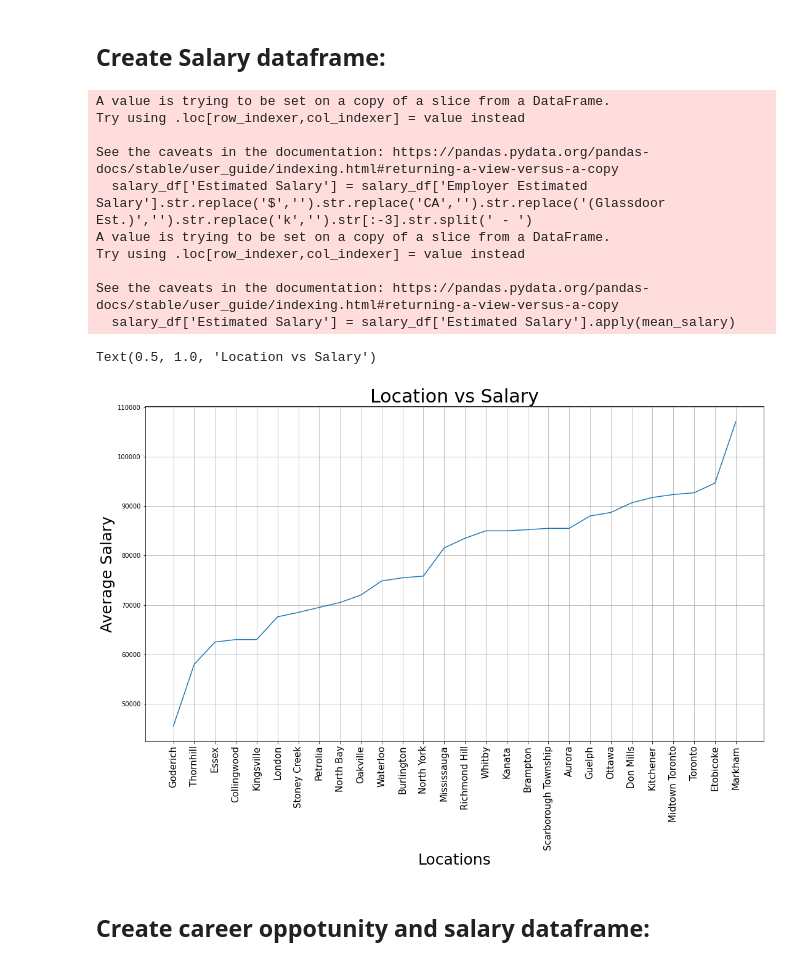
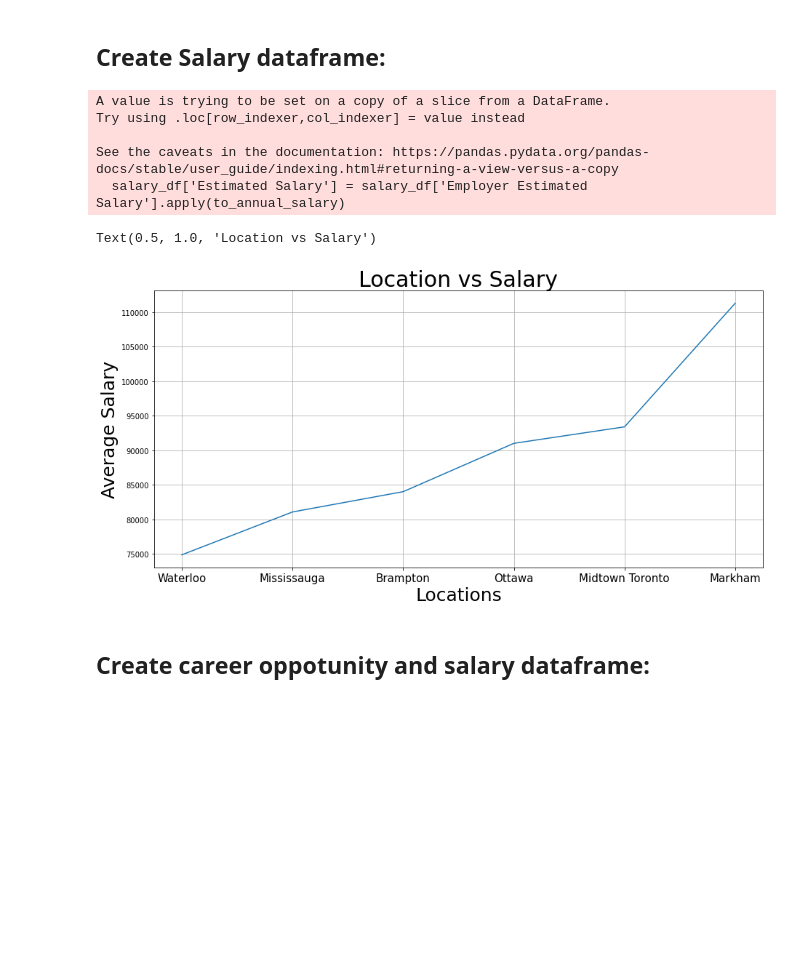
Before and after one commit to rlllam/Glassfloor, a Jupyter notebook: Glassdoor analysis/Jupyter Notebook/glassdoor analysis.ipynb, the cells around one changed output. Cells and saved outputs as stored; diff of their text form; code cells hidden in the pictures; blank space fills up the shorter version.

```diff
--- a/Glassdoor analysis/Jupyter Notebook/glassdoor analysis.ipynb
+++ b/Glassdoor analysis/Jupyter Notebook/glassdoor analysis.ipynb
@@ -9,13 +9,14 @@ import pandas as pd
 import matplotlib.pyplot as plt
 import numpy as np
 from scipy.stats import norm
+import re
 
 pd.set_option('display.max_columns', None)
 # pd.set_option('display.max_rows', None)
 pd.set_option('display.width', 200)
 
-df = pd.read_csv('scrapped jobs - 06-21-2021 18h33m31s.csv')
-
+raw_df = pd.read_csv('scrapped jobs - 06-21-2021 18h33m31s.csv')
+df = raw_df
 df
 # %% [output]
 |  | Company | Job Title | Location | Employer Estimated Salary | Easy Apply | Special Label | Job Age | ... |
@@ -33,9 +34,3 @@ df
 900 rows × 26 columns
 # %% [markdown]
 # Data Cleaning:
-# %%
-# Drop last two columns
-df.drop(columns=['Scraping Start Time: 06-21-2021 18h33m31s', 'Starting Link: https://www.glassdoor.ca/Job/ontario-data-scientist-jobs-SRCH_IL.0,7_IS4080_KO8,22.htm'], inplace=True)
-
-# Drop duplicates()
-df.drop_duplicates(inplace=True)
@@ -59,8 +77,11 @@ Text(0, 0.5, 'Number of Postings')
 def convert_to_hour(time):
     if time[-1] == 'd':
         return 24*float(time[:-1])
+    elif time[-1] == '+':
+        return 24*float(time[:-2])
     return float(time[:-1])
 
 # .apply is not the most efficient but we don't have a lot of data
+raw_df['Job Age in Hours'] = raw_df['Job Age'].apply(convert_to_hour)
 df['Job Age in Hours'] = df['Job Age'].apply(convert_to_hour)
 # %%
@@ -142,39 +163,44 @@ Text(0.5, 1.0, 'Location vs Career Opportunity')
 # Remove rows with NaN Salary
 salary_df = df[~df['Employer Estimated Salary'].isna()]
 
-def mean_salary(salary_range):
-    if len(salary_range) == 2:
-        return 1000 * (float(salary_range[0]) + float(salary_range[1]))/2
-    return 1000 * float(salary_range[0])
+salary_pattern = re.compile('\d+')
+def to_annual_salary(salary_string):
 
-salary_df['Estimated Salary'] = salary_df['Employer Estimated Salary'].str.replace('$','').str.replace('CA','').str.replace('(Glassdoor Est.)','').str.replace('k','').str[:-3].str.split(' - ')
-salary_df['Estimated Salary'] = salary_df['Estimated Salary'].apply(mean_salary)
+	salary_range_list = salary_pattern.findall(salary_string)
+
+	est_salary = sum([float(i) for i in salary_range_list])/len(salary_range_list)
+
+	if 'per hour' in salary_string.lower():
+		return est_salary*2080
+	return est_salary*1000
+
+# def mean_salary(salary_range):
+#     if len(salary_range) == 2:
+#         return 1000 * (float(salary_range[0]) + float(salary_range[1]))/2
+#     return 1000 * float(salary_range[0])
+
+salary_df['Estimated Salary'] = salary_df['Employer Estimated Salary'].apply(to_annual_salary)
 # %% [output]
 A value is trying to be set on a copy of a slice from a DataFrame.
 Try using .loc[row_indexer,col_indexer] = value instead
 
 See the caveats in the documentation: https://pandas.pydata.org/pandas-docs/stable/user_guide/indexing.html#returning-a-view-versus-a-copy
-  salary_df['Estimated Salary'] = salary_df['Employer Estimated Salary'].str.replace('$','').str.replace('CA','').str.replace('(Glassdoor Est.)','').str.replace('k','').str[:-3].str.split(' - ')
-A value is trying to be set on a copy of a slice from a DataFrame.
-Try using .loc[row_indexer,col_indexer] = value instead
-
-See the caveats in the documentation: https://pandas.pydata.org/pandas-docs/stable/user_guide/indexing.html#returning-a-view-versus-a-copy
-  salary_df['Estimated Salary'] = salary_df['Estimated Salary'].apply(mean_salary)
+  salary_df['Estimated Salary'] = salary_df['Employer Estimated Salary'].apply(to_annual_salary)
 # %%
 loc_group = salary_df.groupby('Location').mean().sort_values('Estimated Salary')
 locations = loc_group.index
 
-plt.figure(figsize=(18,10))
+plt.figure(figsize=(15,7))
 plt.grid()
 
 plt.plot(locations, loc_group['Estimated Salary'])
-plt.xticks(locations, rotation='vertical', size=15)
+plt.xticks(locations, size=15)
 plt.xlabel('Locations', size=25)
 plt.ylabel('Average Salary',size=25)
 plt.title('Location vs Salary', size=30)
 # %% [output]
 Text(0.5, 1.0, 'Location vs Salary')
-[figure, old version]
+[figure, new version]
 # %% [markdown]
 ## Create career oppotunity and salary dataframe:
 # %%
```
Also changed, not shown: parts of 15 cells of this notebook, 1 other file.
